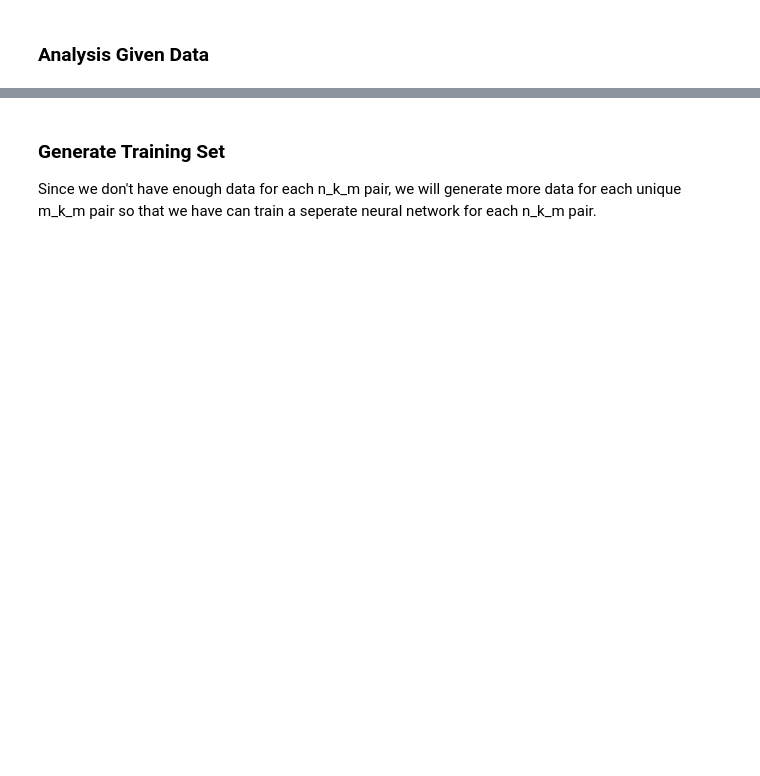
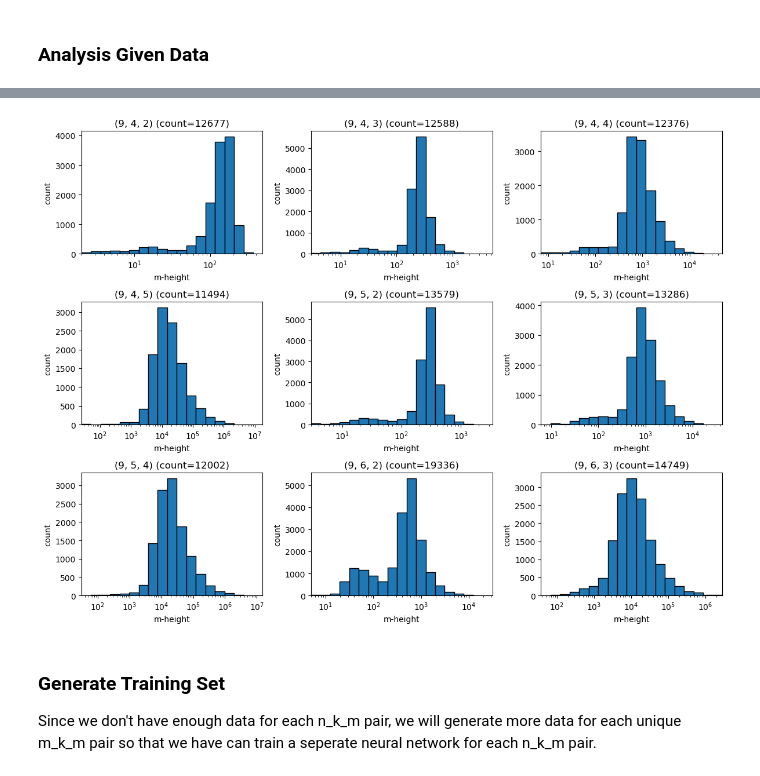
Before and after one commit to EricYJA/TAMU-deeplearning, a Jupyter notebook: P1/data_analysis.ipynb, the cells around one changed output, grey strips where cells are left out. Cells and saved outputs as stored; diff of their text form; code cells hidden in the pictures; blank space fills up the shorter version.

Commit message:
stable project 1 version

```diff
--- a/P1/data_analysis.ipynb
+++ b/P1/data_analysis.ipynb
@@ -13,8 +12,15 @@ from data_loader_saver import load_data, save_data
 # %%
 m_h_datapath = "../data/project/DS-15-samples_mHeights"
 n_k_m_datapath = "../data/project/DS-15-samples_n_k_m_P"
+
+m_h_datapath_1 = "../data/project/training_samples_m_h.pkl"
+n_k_m_datapath_1 = "../data/project/training_samples_n_k_m_G.pkl"
 # %%
 n_k_m_P, m_heights = load_data(n_k_m_datapath, m_h_datapath)
+n_k_m_P_1, m_heights_1 = load_data(n_k_m_datapath_1, m_h_datapath_1)
+
+n_k_m_P.extend(n_k_m_P_1)
+m_heights.extend(m_heights_1)
 
 # quick sanity checks
 print(f'm_heights type: {type(m_heights)}, length: {len(m_heights)}')
@@ -105,0 +112,70 @@ Counts and G stats per (n, k, m):
+# %%
+print(f'Max m-height: {max(m_heights)}')
+print(f'Min m-height: {min(m_heights)}')
+
+print(f'Max m-height: {max(m_heights)}')
+print(f'Min m-height: {min(m_heights)}')
+
+# aggregate m-heights by (n,k,m) tuple and show stats + plots
+from collections import defaultdict
+import math
+
+m_by_combo = defaultdict(list)
+for idx, sample in enumerate(n_k_m_P):
+    key = tuple(sample[:3])
+    val = m_heights[idx]
+    arr = np.array(val)
+    # if m-height is multi-valued, reduce to mean for plotting summary
+    m_val = float(arr.mean()) if arr.size > 1 else float(arr)
+    m_by_combo[key].append(m_val)
+
+print("\nPer (n,k,m) m-height stats:")
+for key, vals in m_by_combo.items():
+    a = np.array(vals)
+    print(f"{key}: count={len(vals)}, min={a.min():.6g}, mean={a.mean():.6g}, max={a.max():.6g}")
+
+# plotting with log x-axis, ensuring leftmost = min, rightmost = max for each combo
+n_plots = len(m_by_combo)
+if n_plots == 0:
+    print("No (n,k,m) combos found to plot.")
+else:
+    cols = 3
+    rows = math.ceil(n_plots / cols)
+    fig, axs = plt.subplots(rows, cols, figsize=(cols * 4, max(3, rows * 3)))
+    axs = np.array(axs).reshape(-1)  # flatten (works for single row/col)
+    for ax in axs:
+        ax.clear()
+    for i, (key, vals) in enumerate(m_by_combo.items()):
+        ax = axs[i]
+        vals_arr = np.array(vals)
+        # prepare data for log scale: keep only positive values
+        positive = vals_arr[vals_arr > 0]
+        if positive.size >= 2:
+            min_v = positive.min()
+            max_v = positive.max()
+            # protect against min==max or extremely small values
+            if min_v == max_v:
+                if min_v == 0:
+                    min_v = 1e-6
+                    max_v = 1e-3
+                else:
+                    min_v = min_v * 0.9
+                    max_v = max_v * 1.1
+            bins_count = min(20, max(5, len(np.unique(np.round(positive, 8)))))
+            bins = np.logspace(np.log10(min_v), np.log10(max_v), num=bins_count)
+            ax.hist(positive, bins=bins, edgecolor='black')
+            ax.set_xscale('log')
+            ax.set_xlim(min_v, max_v)
+        else:
+            # fallback to linear histogram if insufficient positive data
+            bins = min(20, max(5, len(np.unique(np.round(vals_arr, 8)))))
+            ax.hist(vals_arr, bins=bins, edgecolor='black')
+        ax.set_title(f"{key} (count={len(vals)})")
+        ax.set_xlabel("m-height")
+        ax.set_ylabel("count")
+    # turn off any unused axes
+    for j in range(i + 1, len(axs)):
+        axs[j].axis('off')
+    plt.tight_layout()
+    plt.show()
+# %% [output]
@@ -106,3 +197,4 @@ Counts and G stats per (n, k, m):
+[figure, added]
 # %% [markdown]
 ### Generate Training Set
 
```
Also changed, not shown: parts of 6 cells of this notebook, 59 other files.
